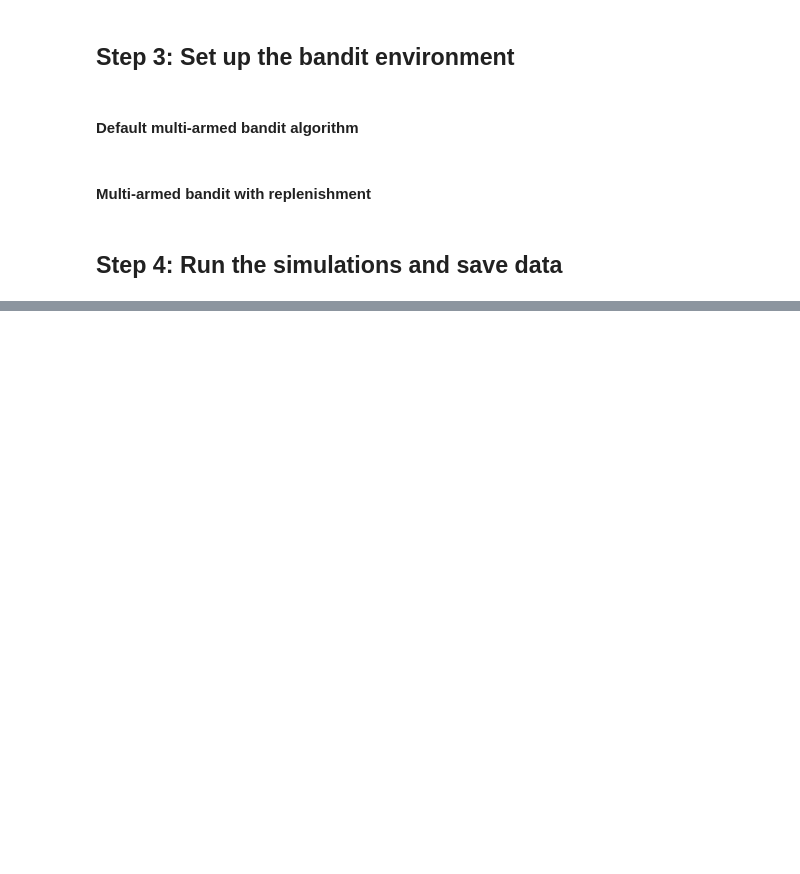
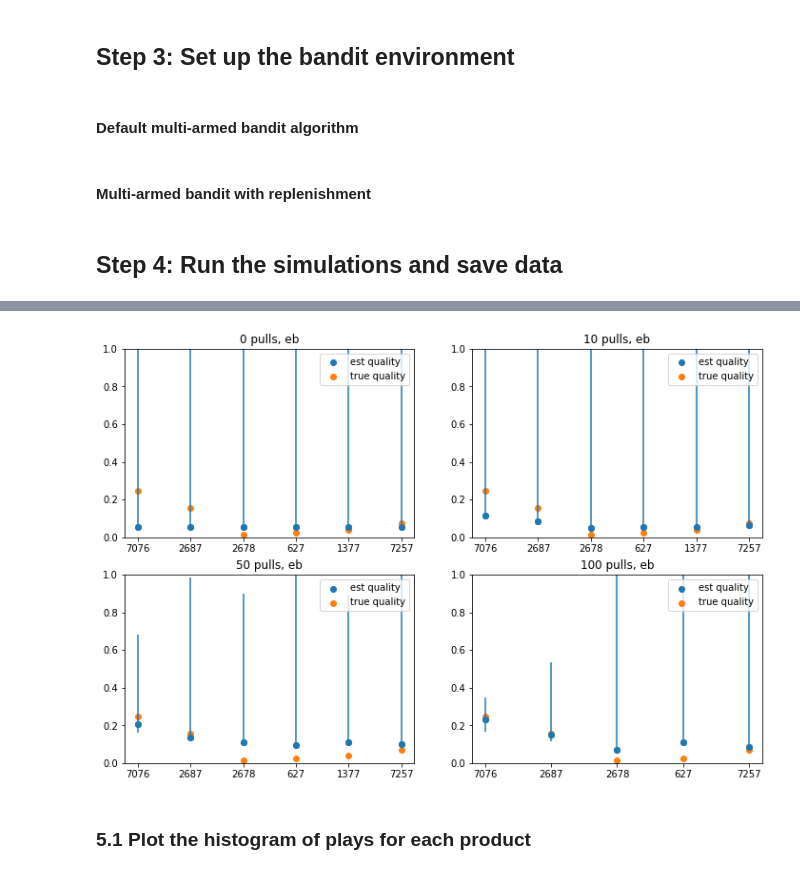
Before and after one commit to LEFTA98/ratings_with_eb, a Jupyter notebook: mab_experiments.ipynb, the cells around one changed output, grey strips where cells are left out. Drawn from its saved outputs; the diff is of its cells as text; code cells hidden in the pictures; blank space fills up the shorter version.

```diff
--- a/mab_experiments.ipynb
+++ b/mab_experiments.ipynb
@@ -443,0 +395,12 @@ Text(0.5, 1.0, 'quality of items, eb prior')
+# %%
+f, axes = plt.subplots(2,2)
+f.set_size_inches(12,8)
+plot_est_quality(eb_dict, true_quality, eb_conf_intervals, videos_of_interest, 0, ax=axes[0,0],title='0 pulls, eb')
+plot_est_quality(eb_dict, true_quality, eb_conf_intervals, videos_of_interest, 10, ax=axes[0,1],title='10 pulls, eb')
+plot_est_quality(eb_dict, true_quality, eb_conf_intervals, videos_of_interest, 50, ax=axes[1,0],title='50 pulls, eb')
+plot_est_quality(eb_dict, true_quality, eb_conf_intervals, videos_of_interest, 100, ax=axes[1,1],title='100 pulls, eb')
+plt.show()
+# %% [output]
+[figure, added]
+# %% [markdown]
+### 5.1 Plot the histogram of plays for each product
```
Also changed, not shown: parts of 35 cells of this notebook.
